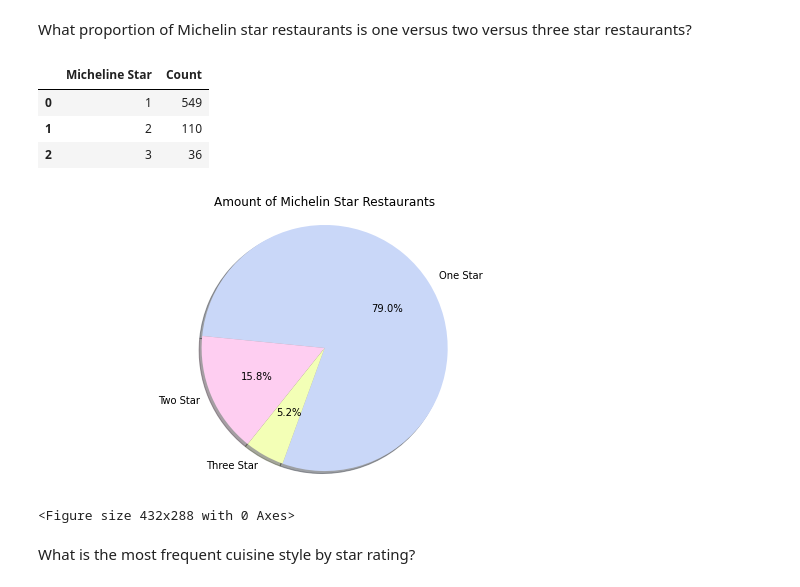
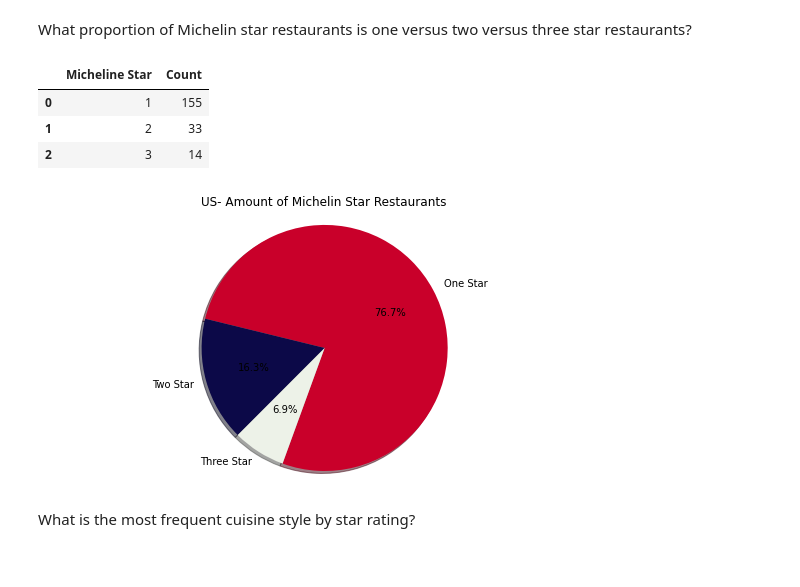
Before and after one commit to EI-github/smu_project1_michelinrestaurants, a Jupyter notebook: Megan_Work/Data_Analysis_Adams-US.ipynb, the cells around one changed output. Drawn from its saved outputs; the diff is of its cells as text; code cells hidden in the pictures.

```diff
--- a/Megan_Work/Data_Analysis_Adams-US.ipynb
+++ b/Megan_Work/Data_Analysis_Adams-US.ipynb
@@ -32,2 +40,4 @@ df.head(25)
 # %%
 #Filter down to US locations only
+us_df = df.loc[(df['region'] == "California") | (df['region'] == "New York City") | (df['region'] == "Chicago") | (df['region'] == "Washington DC")]
+us_df
@@ -150,28 +167,27 @@ plt.show()
 # %% [markdown]
 What proportion of Michelin star restaurants is one versus two versus three star restaurants?
 # %%
-star_df = df["Michelin Star Count"].value_counts().reset_index()
+star_df = us_df["Michelin Star Count"].value_counts().reset_index()
 star_df.columns= ["Micheline Star", "Count"]
 star_df
 # %% [output]
 |  | Micheline Star | Count |
-| 0 | 1 | 549 |
-| 1 | 2 | 110 |
-| 2 | 3 | 36 |
+| 0 | 1 | 155 |
+| 1 | 2 | 33 |
+| 2 | 3 | 14 |
 # %%
 #Pie chart of Michelin Star restaurants globally
 plt.figure(figsize=(10,5))
 labels = ["One Star", "Two Star", "Three Star"]
-colors = ["#C9D7F8", "#FECEF1", "#F3FFB6", "#A6F4DC"]
+colors = ["#C9002A", "#0C0948", "#EDF2E8"]
 plt.pie(star_df["Count"], labels=labels, colors=colors,
         autopct="%1.1f%%", shadow=True, startangle=250)
 plt.axis("equal")
-plt.title("Amount of Michelin Star Restaurants")
+plt.title("US- Amount of Michelin Star Restaurants")
+plt.savefig('us_star_rating_all_pie.png')
 plt.show()
-plt.savefig('star_rating_all_pie.png')
 # %% [output]
-[figure, old version]
+[figure, new version]
-<Figure size 432x288 with 0 Axes>
 # %% [markdown]
 What is the most frequent cuisine style by star rating?
 # %%
```
Also changed, not shown: parts of 12 cells of this notebook, 10 other files.
